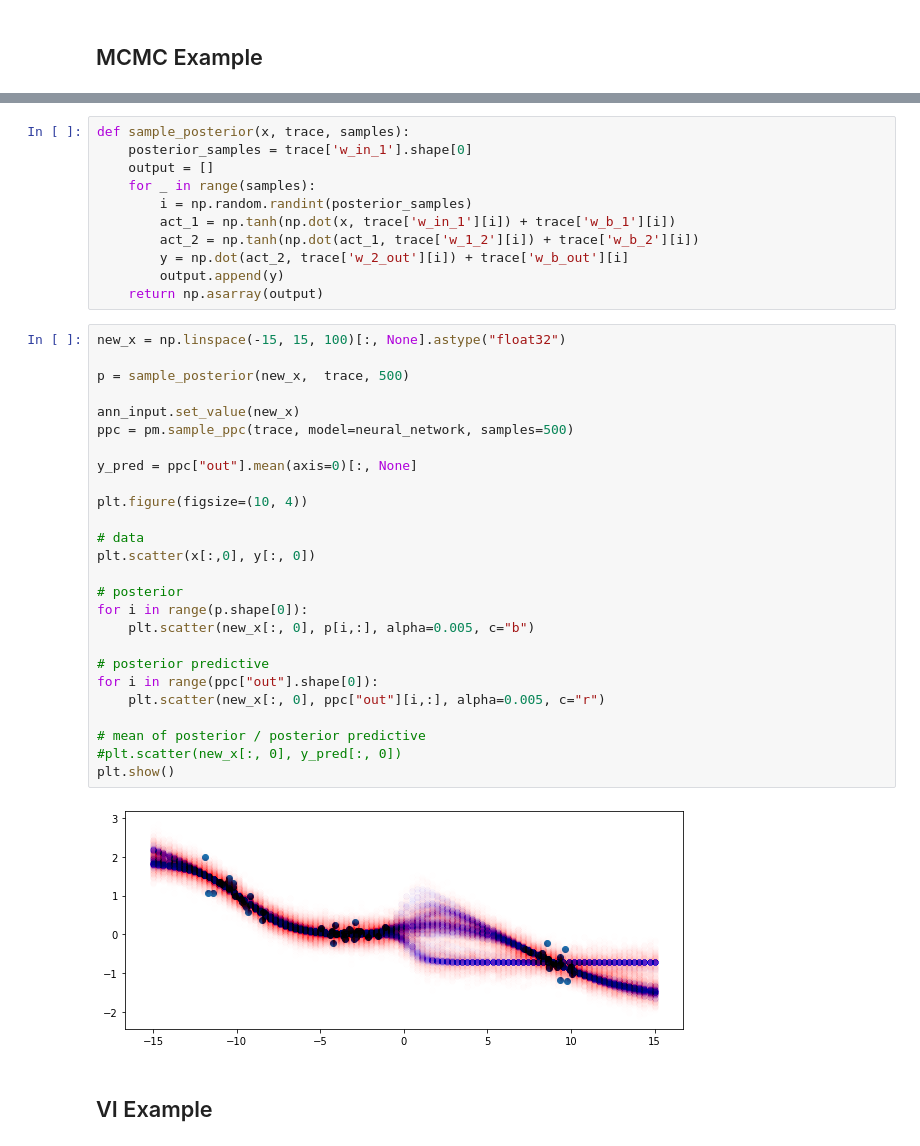
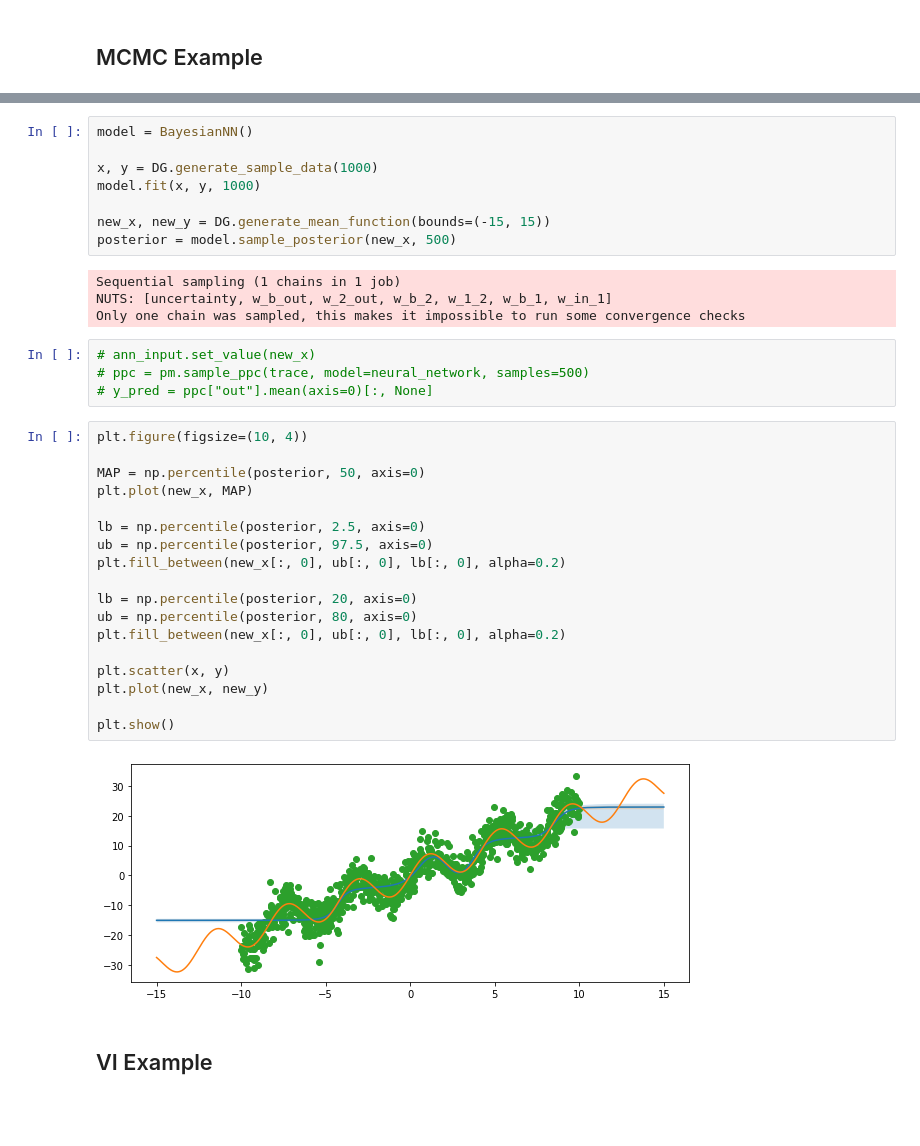
Before and after one commit to James-Montgomery/distill_examples, a Jupyter notebook: sandbox.ipynb, the cells around one changed output, grey strips where cells are left out. Cells and saved outputs as stored; diff of their text form; blank space fills up the shorter version.

```diff
--- a/sandbox.ipynb
+++ b/sandbox.ipynb
@@ -98,41 +39,38 @@ Only one chain was sampled, this makes it impossible to run some convergence che
-# %%
-def sample_posterior(x, trace, samples):
-    posterior_samples = trace['w_in_1'].shape[0]
-    output = []
-    for _ in range(samples):
-        i = np.random.randint(posterior_samples)
-        act_1 = np.tanh(np.dot(x, trace['w_in_1'][i]) + trace['w_b_1'][i])
-        act_2 = np.tanh(np.dot(act_1, trace['w_1_2'][i]) + trace['w_b_2'][i])
-        y = np.dot(act_2, trace['w_2_out'][i]) + trace['w_b_out'][i]
-        output.append(y)
-    return np.asarray(output)
-# %%
-new_x = np.linspace(-15, 15, 100)[:, None].astype("float32")
-
-p = sample_posterior(new_x,  trace, 500)
-
-ann_input.set_value(new_x)
-ppc = pm.sample_ppc(trace, model=neural_network, samples=500)
-
-y_pred = ppc["out"].mean(axis=0)[:, None]
-
-plt.figure(figsize=(10, 4))
-
-# data
-plt.scatter(x[:,0], y[:, 0])
-
-# posterior
-for i in range(p.shape[0]):
-    plt.scatter(new_x[:, 0], p[i,:], alpha=0.005, c="b")
-
-# posterior predictive
-for i in range(ppc["out"].shape[0]):
-    plt.scatter(new_x[:, 0], ppc["out"][i,:], alpha=0.005, c="r")
-
-# mean of posterior / posterior predictive
-#plt.scatter(new_x[:, 0], y_pred[:, 0])
-plt.show()
-# %% [output]
-[figure, removed]
+# %%
+model = BayesianNN()
+
+x, y = DG.generate_sample_data(1000)
+model.fit(x, y, 1000)
+
+new_x, new_y = DG.generate_mean_function(bounds=(-15, 15))
+posterior = model.sample_posterior(new_x, 500)
+# %% [output]
+Sequential sampling (1 chains in 1 job)
+NUTS: [uncertainty, w_b_out, w_2_out, w_b_2, w_1_2, w_b_1, w_in_1]
+Only one chain was sampled, this makes it impossible to run some convergence checks
+# %%
+# ann_input.set_value(new_x)
+# ppc = pm.sample_ppc(trace, model=neural_network, samples=500)
+# y_pred = ppc["out"].mean(axis=0)[:, None]
+# %%
+plt.figure(figsize=(10, 4))
+
+MAP = np.percentile(posterior, 50, axis=0)
+plt.plot(new_x, MAP)
+
+lb = np.percentile(posterior, 2.5, axis=0)
+ub = np.percentile(posterior, 97.5, axis=0)
+plt.fill_between(new_x[:, 0], ub[:, 0], lb[:, 0], alpha=0.2)
+
+lb = np.percentile(posterior, 20, axis=0)
+ub = np.percentile(posterior, 80, axis=0)
+plt.fill_between(new_x[:, 0], ub[:, 0], lb[:, 0], alpha=0.2)
+
+plt.scatter(x, y)
+plt.plot(new_x, new_y)
+
+plt.show()
+# %% [output]
+[figure, added]
 # %% [markdown]
 ## VI Example
```
Also changed, not shown: parts of 12 cells of this notebook, 1 other file.
